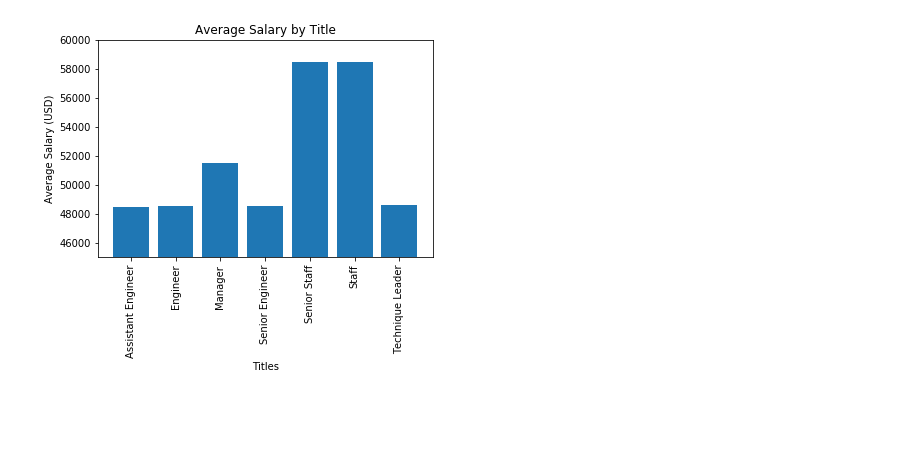
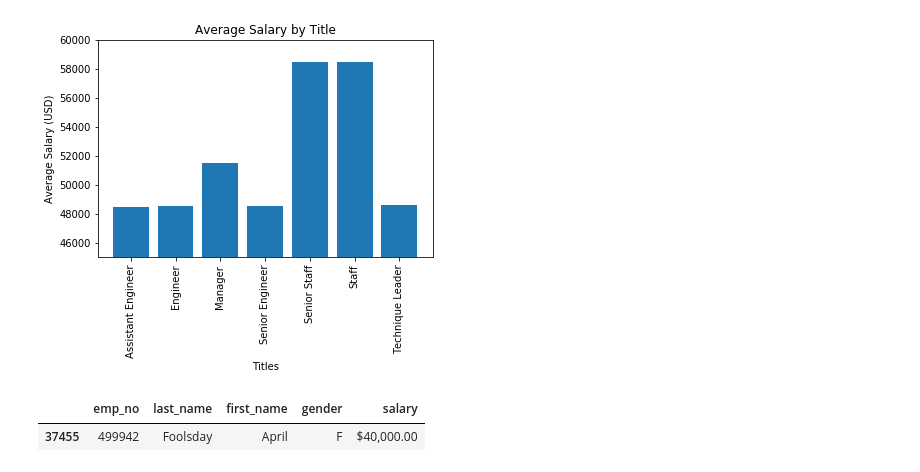
Before and after one commit to hanyang2019/Project_Employee_Data-_Base, a Jupyter notebook: employee_query_HY.ipynb, the cells around one changed output. Drawn from its saved outputs; the diff is of its cells as text; code cells hidden in the pictures; blank space fills up the shorter version.

Commit message:
added comments and epilogue and separated multiple lines in codes

```diff
--- a/employee_query_HY.ipynb
+++ b/employee_query_HY.ipynb
@@ -12,7 +12,10 @@ print(engine.table_names())
 ['employees', 'dept_emp', 'departments', 'dept_manager', 'salaries', 'titles']
 # %%
 #1.List the following details of each employee: employee number, last name, first name, gender, and salary.
-emp_info=pd.read_sql('SELECT e.emp_no, last_name, first_name, gender, salary FROM employees AS e LEFT JOIN salaries AS s ON e.emp_no=s.emp_no',connection)
+emp_info=pd.read_sql('SELECT e.emp_no, last_name, first_name, gender, salary \
+                     FROM employees AS e \
+                     LEFT JOIN salaries AS s \
+                     ON e.emp_no=s.emp_no',connection)
 emp_info.head()
 # %% [output]
 |  | emp_no | last_name | first_name | gender | salary |
@@ -122,3 +148,9 @@ plt.savefig('Average_Salary_by_Title.png')
 plt.show()
 # %% [output]
 [figure]
+# %%
+# Epilogue
+emp_info[emp_info['emp_no']==499942]
+# %% [output]
+|  | emp_no | last_name | first_name | gender | salary |
+| 37455 | 499942 | Foolsday | April | F | $40,000.00 |
```
Also changed, not shown: parts of 7 cells of this notebook.
